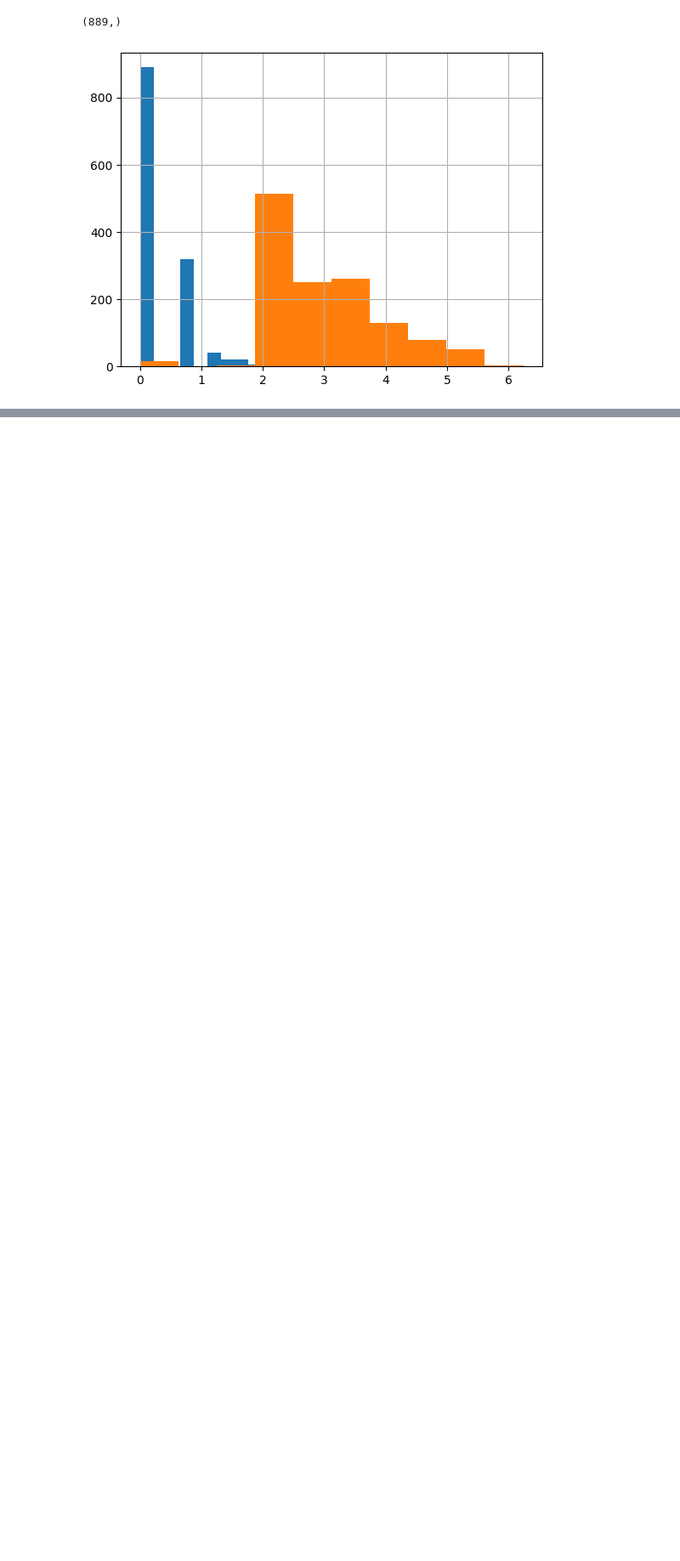
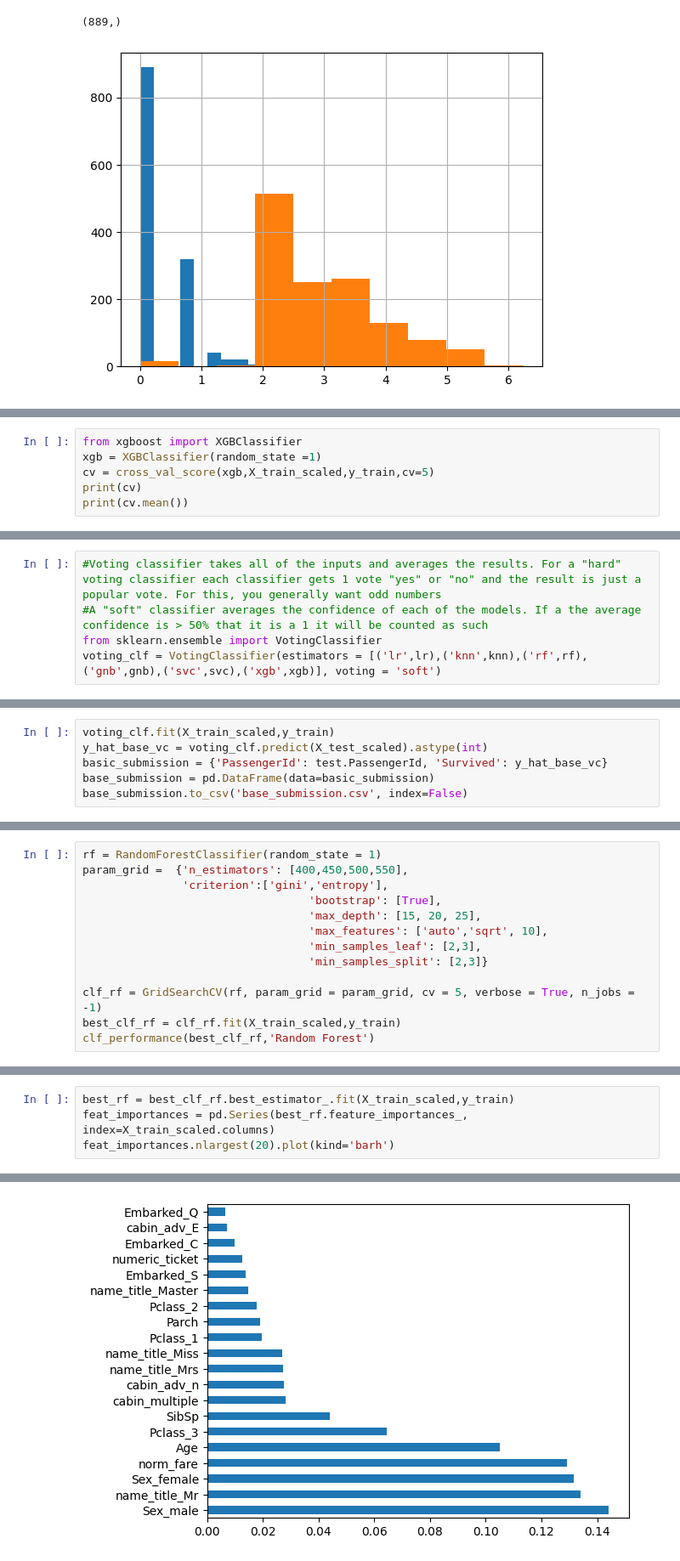
Before and after one commit to jordynojeda/Kaggle-Competitions, a Jupyter notebook: titanic-machine-learning-from-disaster.ipynb, the cells around one changed output, grey strips where cells are left out. Shown at 85% size. Drawn from its saved outputs; the diff is of its cells as text; blank space fills up the shorter version.

```diff
--- a/titanic-machine-learning-from-disaster.ipynb
+++ b/titanic-machine-learning-from-disaster.ipynb
@@ -336,0 +438,6 @@ y_train.shape
+# %%
+from xgboost import XGBClassifier
+xgb = XGBClassifier(random_state =1)
+cv = cross_val_score(xgb,X_train_scaled,y_train,cv=5)
+print(cv)
+print(cv.mean())
@@ -336,0 +447,5 @@ y_train.shape
+# %%
+#Voting classifier takes all of the inputs and averages the results. For a "hard" voting classifier each classifier gets 1 vote "yes" or "no" and the result is just a popular vote. For this, you generally want odd numbers
+#A "soft" classifier averages the confidence of each of the models. If a the average confidence is > 50% that it is a 1 it will be counted as such
+from sklearn.ensemble import VotingClassifier
+voting_clf = VotingClassifier(estimators = [('lr',lr),('knn',knn),('rf',rf),('gnb',gnb),('svc',svc),('xgb',xgb)], voting = 'soft')
@@ -336,0 +459,6 @@ y_train.shape
+# %%
+voting_clf.fit(X_train_scaled,y_train)
+y_hat_base_vc = voting_clf.predict(X_test_scaled).astype(int)
+basic_submission = {'PassengerId': test.PassengerId, 'Survived': y_hat_base_vc}
+base_submission = pd.DataFrame(data=basic_submission)
+base_submission.to_csv('base_submission.csv', index=False)
@@ -336,0 +531,13 @@ y_train.shape
+# %%
+rf = RandomForestClassifier(random_state = 1)
+param_grid =  {'n_estimators': [400,450,500,550],
+               'criterion':['gini','entropy'],
+                                  'bootstrap': [True],
+                                  'max_depth': [15, 20, 25],
+                                  'max_features': ['auto','sqrt', 10],
+                                  'min_samples_leaf': [2,3],
+                                  'min_samples_split': [2,3]}
+
+clf_rf = GridSearchCV(rf, param_grid = param_grid, cv = 5, verbose = True, n_jobs = -1)
+best_clf_rf = clf_rf.fit(X_train_scaled,y_train)
+clf_performance(best_clf_rf,'Random Forest')
@@ -336,0 +549,5 @@ y_train.shape
+# %%
+best_rf = best_clf_rf.best_estimator_.fit(X_train_scaled,y_train)
+feat_importances = pd.Series(best_rf.feature_importances_, index=X_train_scaled.columns)
+feat_importances.nlargest(20).plot(kind='barh')
+# %% [output]
@@ -336,0 +555 @@ y_train.shape
+[figure, added]
```
Also changed, not shown: parts of 32 cells of this notebook.
